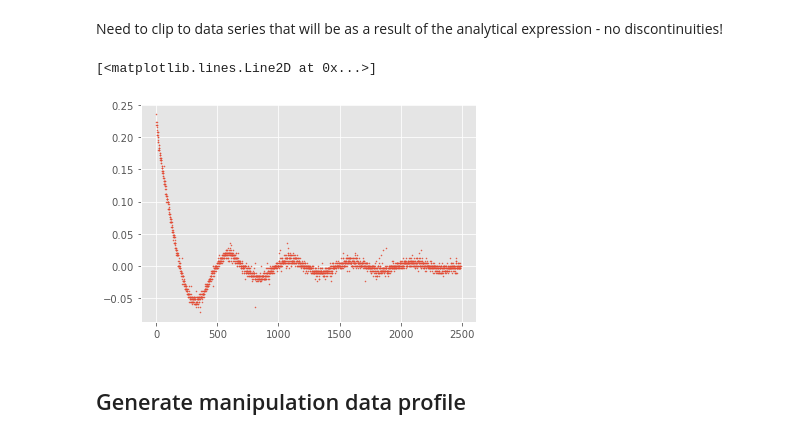
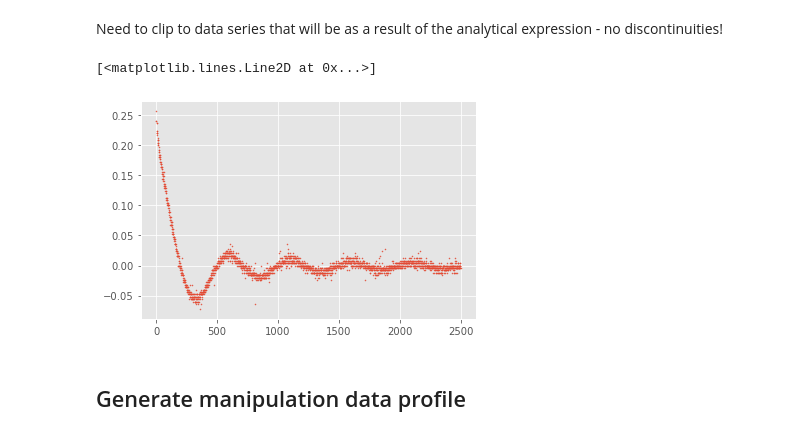
Before and after one commit to AlexB-B/DeePyMoD_torch_AlexVersion, a Jupyter notebook: notebooks/Hybrid Real - Synthetic test nb.ipynb, the cells around one changed output. Cells and saved outputs as stored; diff of their text form; code cells hidden in the pictures.

```diff
--- a/notebooks/Hybrid Real - Synthetic test nb.ipynb
+++ b/notebooks/Hybrid Real - Synthetic test nb.ipynb
@@ -58,8 +58,8 @@ channel_2_data = np.loadtxt(path+'Channel 2 voltage shunt resistor.csv', delimit
 # %% [markdown]
 Need to clip to data series that will be as a result of the analytical expression - no discontinuities!
 # %%
-plt.plot(channel_2_data[810:3300, 1], linestyle='None', marker='.', markersize=1)
+plt.plot(channel_2_data[806:3305, 1], linestyle='None', marker='.', markersize=1)
 # %% [output]
 [<matplotlib.lines.Line2D at 0x...>]
-[figure, old version]
+[figure, new version]
 # %%
```
Also changed, not shown: parts of 10 cells of this notebook.
